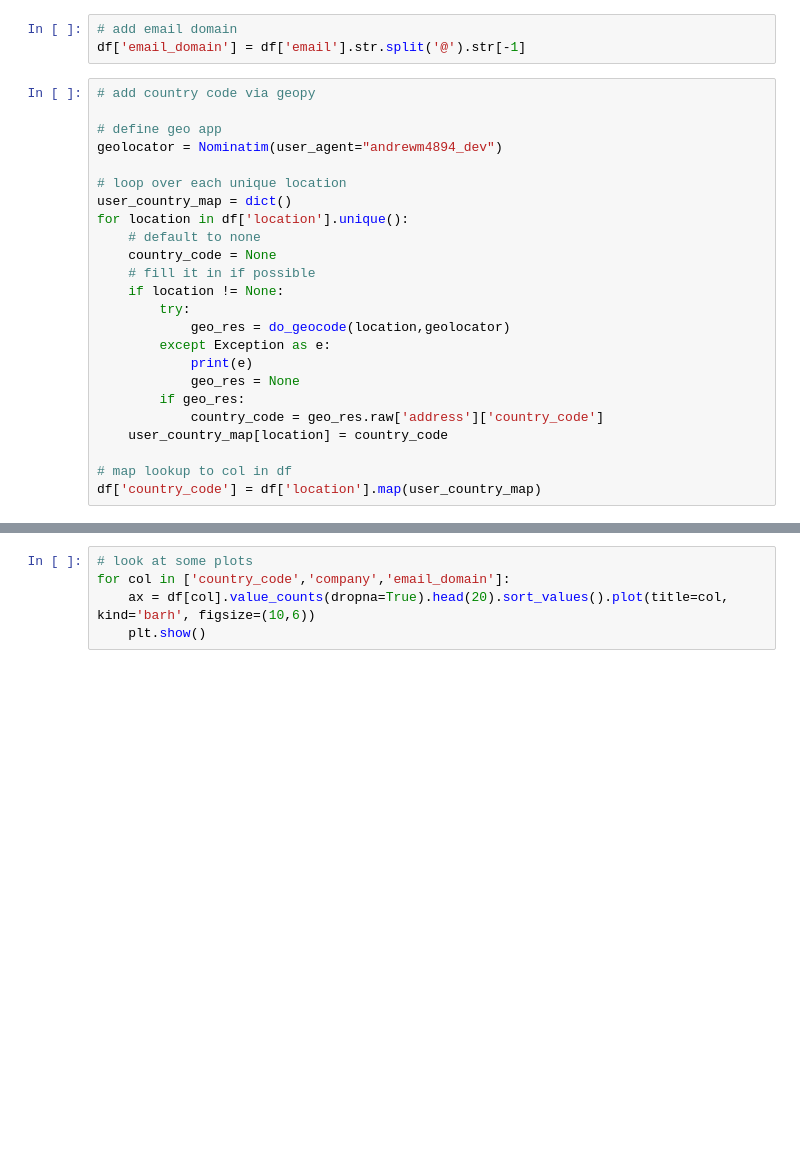
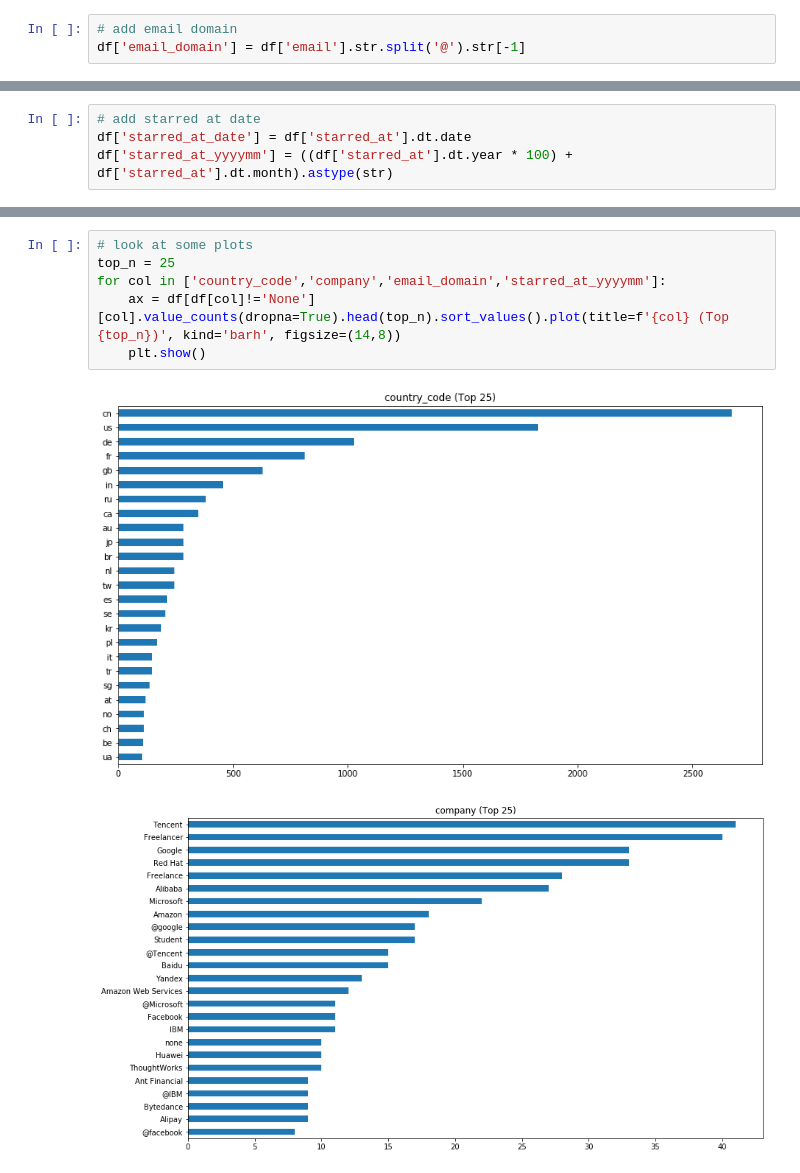
Before and after one commit to andrewm4894/netdata-learn, a Jupyter notebook: notebooks/netdata_github_users.ipynb, the cells around one changed output, grey strips where cells are left out. Drawn from its saved outputs; the diff is of its cells as text; blank space fills up the shorter version.

```diff
--- a/notebooks/netdata_github_users.ipynb
+++ b/notebooks/netdata_github_users.ipynb
@@ -100,30 +44,6 @@ RateLimitExceededException: 403 {'message': 'API rate limit exceeded for user ID
 # %%
 # add email domain
 df['email_domain'] = df['email'].str.split('@').str[-1]
-# %%
-# add country code via geopy
-
-# define geo app
-geolocator = Nominatim(user_agent="andrewm4894_dev")
-
-# loop over each unique location
-user_country_map = dict()
-for location in df['location'].unique():
-    # default to none
-    country_code = None
-    # fill it in if possible
-    if location != None:
-        try:
-            geo_res = do_geocode(location,geolocator)
-        except Exception as e:
-            print(e)
-            geo_res = None
-        if geo_res:
-            country_code = geo_res.raw['address']['country_code']
-    user_country_map[location] = country_code
-
-# map lookup to col in df
-df['country_code'] = df['location'].map(user_country_map)
 # %%
 # look at data
 print(df.shape)
@@ -130,0 +100,4 @@ df.sample(5)
+# %%
+# add starred at date
+df['starred_at_date'] = df['starred_at'].dt.date
+df['starred_at_yyyymm'] = ((df['starred_at'].dt.year * 100) + df['starred_at'].dt.month).astype(str)
@@ -134,5 +140,9 @@ df.sort_values(by='followers',ascending=False).head(25)
 # %%
 # look at some plots
-for col in ['country_code','company','email_domain']:
-    ax = df[col].value_counts(dropna=True).head(20).sort_values().plot(title=col, kind='barh', figsize=(10,6))
+top_n = 25
+for col in ['country_code','company','email_domain','starred_at_yyyymm']:
+    ax = df[df[col]!='None'][col].value_counts(dropna=True).head(top_n).sort_values().plot(title=f'{col} (Top {top_n})', kind='barh', figsize=(14,8))
     plt.show()
+# %% [output]
+[figure, added]
+[figure, added]
```
Also changed, not shown: parts of 18 cells of this notebook, 8 other files.
